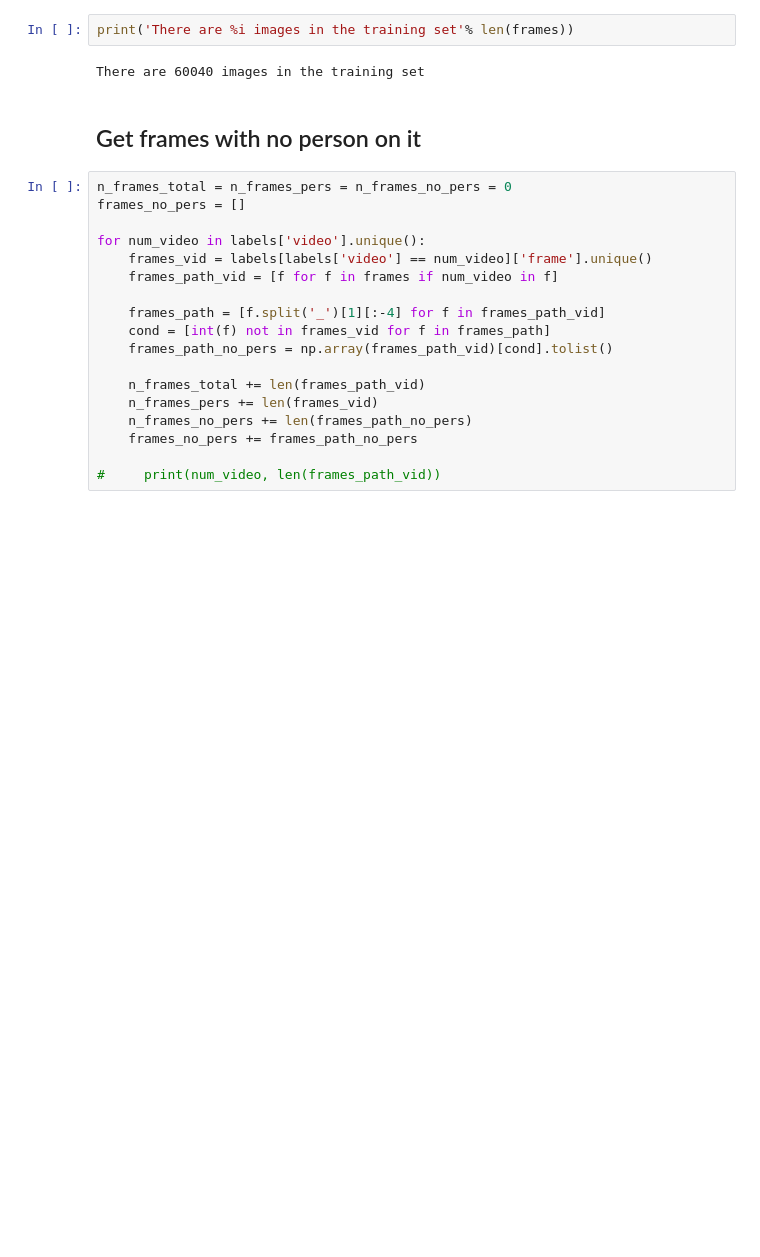
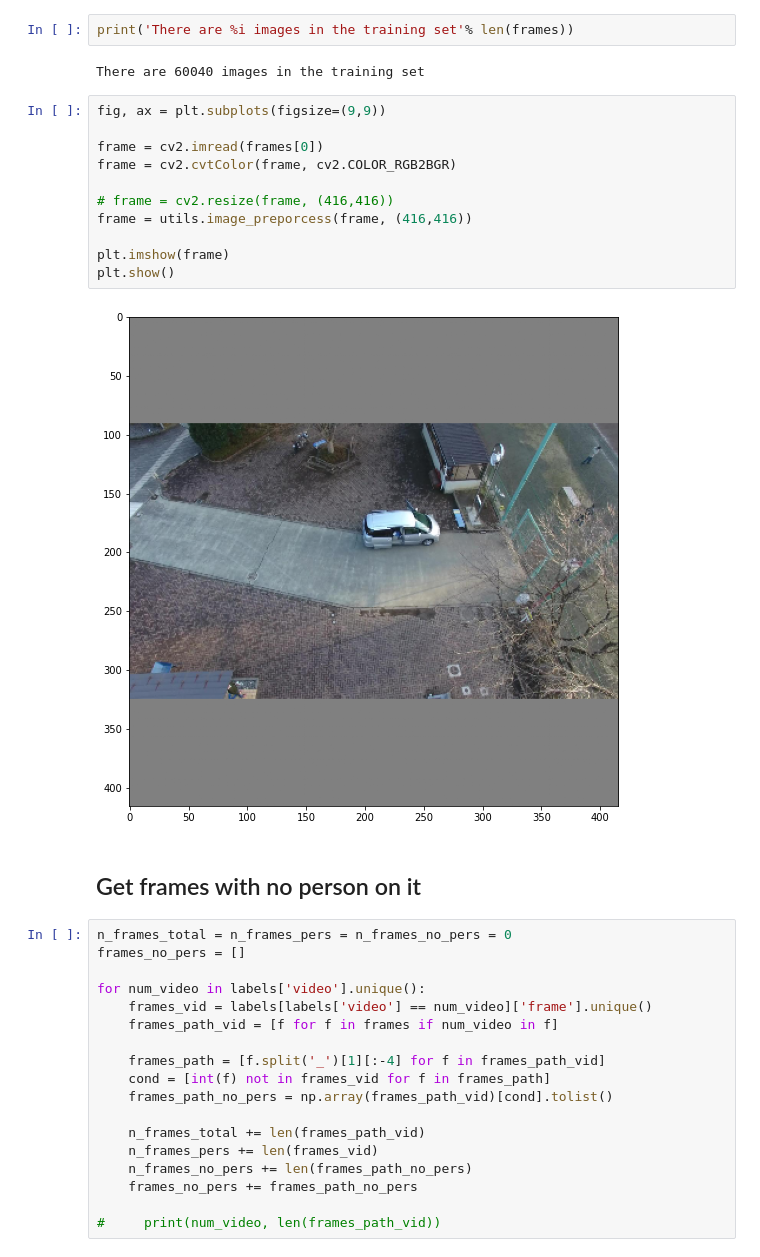
Before and after one commit to Nathanlauga/deep-learning-poacher-detection, a Jupyter notebook: notebooks/poacher/Comparison YOLOv3 and trained model & Score compute.ipynb, the cells around one changed output. Saved outputs shown, nothing was run; the diff lists cells and outputs as text; blank space fills up the shorter version.

```diff
--- a/notebooks/poacher/Comparison YOLOv3 and trained model & Score compute.ipynb
+++ b/notebooks/poacher/Comparison YOLOv3 and trained model & Score compute.ipynb
@@ -184,6 +100,19 @@ frames[:2]
 print('There are %i images in the training set'% len(frames))
 # %% [output]
 There are 60040 images in the training set
+# %%
+fig, ax = plt.subplots(figsize=(9,9))
+
+frame = cv2.imread(frames[0])
+frame = cv2.cvtColor(frame, cv2.COLOR_RGB2BGR)
+
+# frame = cv2.resize(frame, (416,416))
+frame = utils.image_preporcess(frame, (416,416))
+
+plt.imshow(frame)
+plt.show()
+# %% [output]
+[figure, added]
 # %% [markdown]
 ## Get frames with no person on it
 # %%
```
Also changed, not shown: parts of 17 cells of this notebook, 51 other files.
